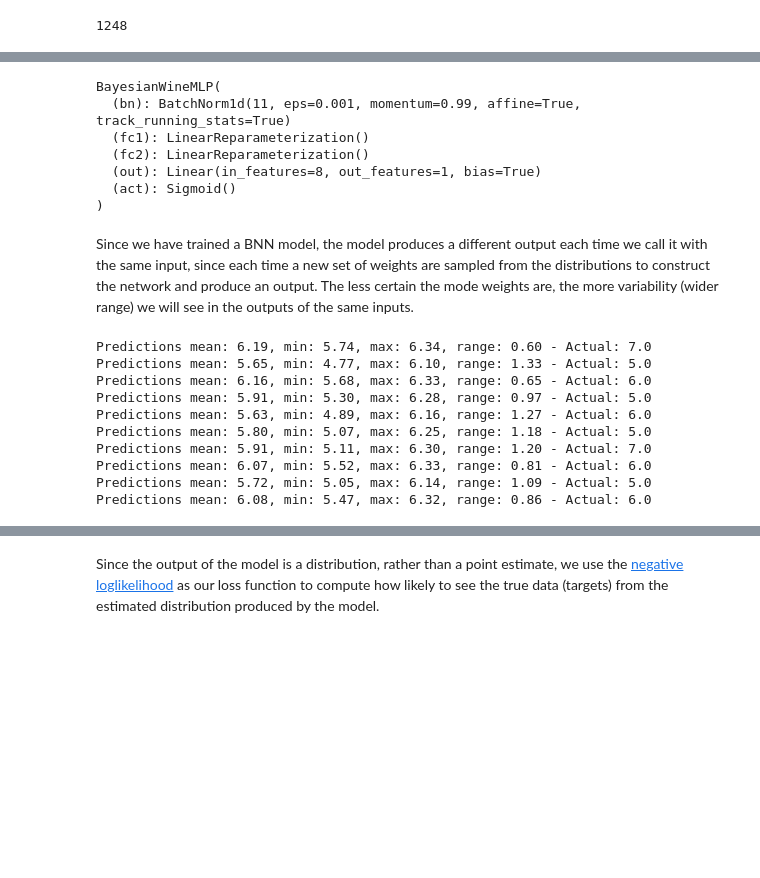
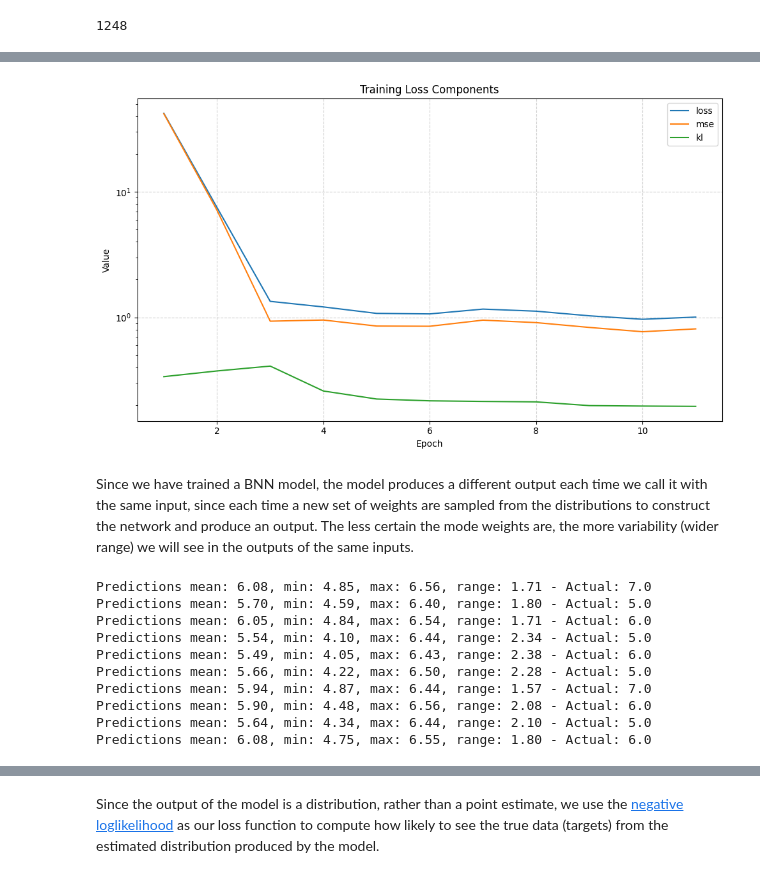
Before and after one commit to jorobledo/bayesian_learning_course, a Jupyter notebook: BLcourse4/BNN.ipynb, the cells around one changed output, grey strips where cells are left out. Drawn from its saved outputs; the diff is of its cells as text; code cells hidden in the pictures; blank space fills up the shorter version.

```diff
--- a/BLcourse4/BNN.ipynb
+++ b/BLcourse4/BNN.ipynb
@@ -75,8 +69,8 @@ def get_train_and_test_dataloaders(
     if not (0.0 < train_size <= 1.0):
         raise ValueError(f"train_size must be in (0, 1], got {train_size}")
 
-    url_red = "https://archive.ics.uci.edu/ml/machine-learning-databases/wine-quality/winequality-white.csv"
-    df = pd.read_csv(url_red, sep=";")
+    path_white = "./datasets/winequality-white.csv"
+    df = pd.read_csv(path_white, sep=";")
 
     # df = pd.read_csv("/home/jorobledo/Downloads/tf_wine_dataset.csv").drop(columns=["Unnamed: 0"])
 
@@ -260,6 +265,6 @@ Now let's train the baseline model. We use the `MeanSquaredError`
 as the loss function.
 # %%
-num_epochs = 100
+num_epochs = 1000
 mse_loss = nn.MSELoss()
 
 baseline_model = BaselineModel()
@@ -413,6 +433,25 @@ small_train_dataloader, small_test_dataloader = get_train_and_test_dataloaders(t
 len(small_train_dataloader.dataset)
 # %% [output]
 1248
+# %%
+def plot_training_curves(history):
+    epochs = range(1, len(history["loss"]) + 1)
+
+    plt.figure(figsize=(10, 6))
+
+    for loss in history:
+        plt.plot(epochs, history[loss], label=loss)
+
+    plt.xlabel("Epoch")
+    plt.ylabel("Value")
+    plt.title("Training Loss Components")
+
+    plt.legend()
+    plt.grid(True, linestyle="--", alpha=0.6)
+    plt.yscale("log")
+    plt.tight_layout()
+
+    plt.show()
 # %%
 def evaluate_rmse_bnn(model, dataloader, device):
     model.eval()
@@ -451,6 +490,7 @@ def train_bnn(
     n_train = len(train_dataloader.dataset)
     beta = kl_weight / n_train
 
+    history = {"loss": [], "mse": [], "kl": []}
     for epoch in range(1, num_epochs + 1):
         model.train()
         epoch_loss = 0.0
@@ -490,19 +530,23 @@ def train_bnn(
                 f"kl={epoch_kl_term/n_seen:.4f} | "
                 f"train_rmse={train_rmse:.3f} | test_rmse={test_rmse:.3f}"
             )
+            history["loss"].append(epoch_loss / n_seen)
+            history["mse"].append(epoch_mse / n_seen)
+            history["kl"].append(epoch_kl_term / n_seen)
 
-    return model
+    plot_training_curves(history)
+    return model, history
 
-num_epochs = 500
+num_epochs = 1000
 
 bnn_model_2_small = BayesianWineMLP(activation="sigmoid", posterior_rho_init=0)
-train_bnn(
+bnn_model_2_small, history_2_small = train_bnn(
     model=bnn_model_2_small,
     train_dataloader=small_train_dataloader,
     test_dataloader=small_test_dataloader,
     num_epochs=num_epochs,
     learning_rate=0.001,
-    kl_weight=1.0,
+    kl_weight=1e3,
     print_every=100,
 )
 # %% [output]
@@ -515,10 +564,4 @@ Epoch 500/500 | loss=0.7022 | mse=0.7011 | kl=0.0012 | train_rmse=0.851 | test_r
-BayesianWineMLP(
-  (bn): BatchNorm1d(11, eps=0.001, momentum=0.99, affine=True, track_running_stats=True)
-  (fc1): LinearReparameterization()
-  (fc2): LinearReparameterization()
-  (out): Linear(in_features=8, out_features=1, bias=True)
-  (act): Sigmoid()
-)
+[figure, added]
 # %% [markdown]
 Since we have trained a BNN model, the model produces a different output each time
 we call it with the same input, since each time a new set of weights are sampled
@@ -529,7 +572,10 @@ see in the outputs of the same inputs.
 def mc_predict(model, X, mc_samples=200):
     device = next(model.parameters()).device
     X = X.to(device)
-    model.train()
+    model.train() # care taken for randomness
+    for m in model.modules():
+        if isinstance(m, torch.nn.BatchNorm1d):
+            m.eval()
 
     preds = []
     with torch.no_grad():
@@ -540,9 +586,10 @@ def mc_predict(model, X, mc_samples=200):
     # (mc_samples, batch)
     return torch.stack(preds, dim=0)
 
-def comput_predictions(bnn_model, test_dataloader):
+def compute_predictions(bnn_model, test_dataloader):
     Xb, yb = next(iter(test_dataloader))
-    mc_preds = mc_predict(bnn_model, Xb[:10], mc_samples=200)
+    Xb, yb = Xb[:10], yb[:10]
+    mc_preds = mc_predict(bnn_model, Xb, mc_samples=200)
 
     for i in range(mc_preds.shape[1]):
         p = mc_preds[:, i]
@@ -560,16 +607,16 @@ def comput_predictions(bnn_model, test_dataloader):
             f"Actual: {actual:.1f}"
         )
 
-comput_predictions(bnn_model_2_small, small_test_dataloader)
+compute_predictions(bnn_model_2_small, small_test_dataloader)
 # %% [output]
-Predictions mean: 6.19, min: 5.74, max: 6.34, range: 0.60 - Actual: 7.0
-Predictions mean: 5.65, min: 4.77, max: 6.10, range: 1.33 - Actual: 5.0
-Predictions mean: 6.16, min: 5.68, max: 6.33, range: 0.65 - Actual: 6.0
-Predictions mean: 5.91, min: 5.30, max: 6.28, range: 0.97 - Actual: 5.0
-Predictions mean: 5.63, min: 4.89, max: 6.16, range: 1.27 - Actual: 6.0
-Predictions mean: 5.80, min: 5.07, max: 6.25, range: 1.18 - Actual: 5.0
-Predictions mean: 5.91, min: 5.11, max: 6.30, range: 1.20 - Actual: 7.0
-Predictions mean: 6.07, min: 5.52, max: 6.33, range: 0.81 - Actual: 6.0
-Predictions mean: 5.72, min: 5.05, max: 6.14, range: 1.09 - Actual: 5.0
-Predictions mean: 6.08, min: 5.47, max: 6.32, range: 0.86 - Actual: 6.0
+Predictions mean: 6.08, min: 4.85, max: 6.56, range: 1.71 - Actual: 7.0
+Predictions mean: 5.70, min: 4.59, max: 6.40, range: 1.80 - Actual: 5.0
+Predictions mean: 6.05, min: 4.84, max: 6.54, range: 1.71 - Actual: 6.0
+Predictions mean: 5.54, min: 4.10, max: 6.44, range: 2.34 - Actual: 5.0
+Predictions mean: 5.49, min: 4.05, max: 6.43, range: 2.38 - Actual: 6.0
+Predictions mean: 5.66, min: 4.22, max: 6.50, range: 2.28 - Actual: 5.0
+Predictions mean: 5.94, min: 4.87, max: 6.44, range: 1.57 - Actual: 7.0
+Predictions mean: 5.90, min: 4.48, max: 6.56, range: 2.08 - Actual: 6.0
+Predictions mean: 5.64, min: 4.34, max: 6.44, range: 2.10 - Actual: 5.0
+Predictions mean: 6.08, min: 4.75, max: 6.55, range: 1.80 - Actual: 6.0
 # %%
```
Also changed, not shown: parts of 21 cells of this notebook.
